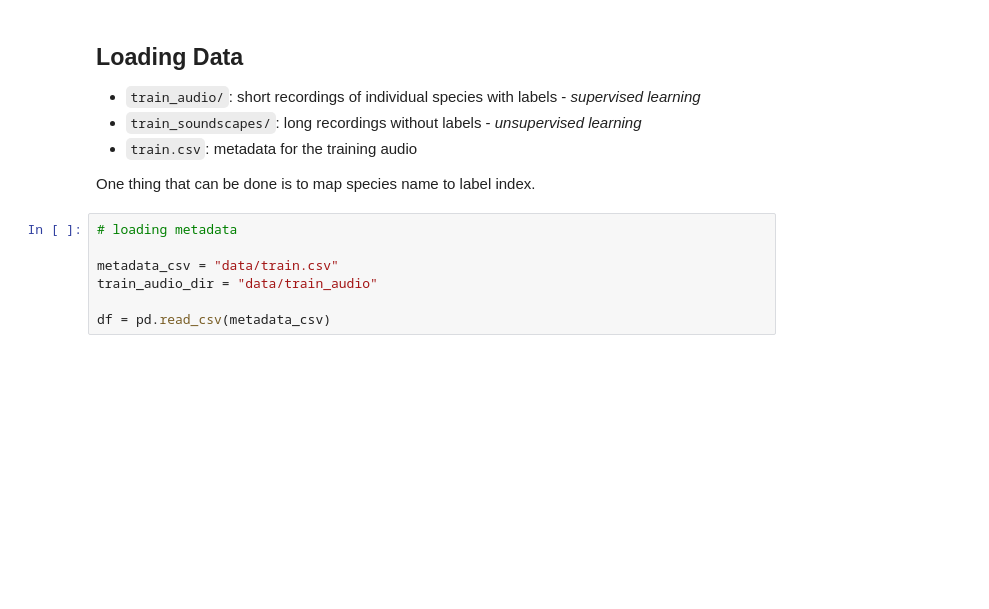
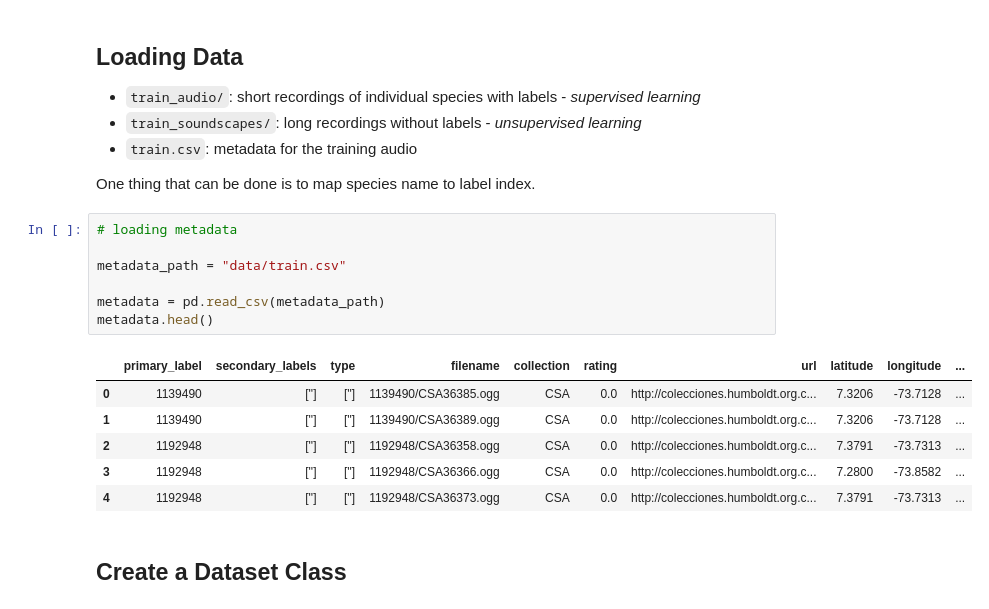
Before and after one commit to quercia-dev/birdclef2025, a Jupyter notebook: main.ipynb, the cells around one changed output. Cells and saved outputs as stored; diff of their text form; blank space fills up the shorter version.

```diff
--- a/main.ipynb
+++ b/main.ipynb
@@ -22,9 +20,18 @@ One thing that can be done is to map species name to label index.
 # %%
 # loading metadata
 
-metadata_csv = "data/train.csv"
-train_audio_dir = "data/train_audio"
+metadata_path = "data/train.csv"
 
-df = pd.read_csv(metadata_csv)
+metadata = pd.read_csv(metadata_path)
+metadata.head()
+# %% [output]
+|  | primary_label | secondary_labels | type | filename | collection | rating | url | latitude | longitude | ... |
+| 0 | 1139490 | [''] | [''] | 1139490/CSA36385.ogg | CSA | 0.0 | http://colecciones.humboldt.org.c... | 7.3206 | -73.7128 | ... |
+| 1 | 1139490 | [''] | [''] | 1139490/CSA36389.ogg | CSA | 0.0 | http://colecciones.humboldt.org.c... | 7.3206 | -73.7128 | ... |
+| 2 | 1192948 | [''] | [''] | 1192948/CSA36358.ogg | CSA | 0.0 | http://colecciones.humboldt.org.c... | 7.3791 | -73.7313 | ... |
+| 3 | 1192948 | [''] | [''] | 1192948/CSA36366.ogg | CSA | 0.0 | http://colecciones.humboldt.org.c... | 7.2800 | -73.8582 | ... |
+| 4 | 1192948 | [''] | [''] | 1192948/CSA36373.ogg | CSA | 0.0 | http://colecciones.humboldt.org.c... | 7.3791 | -73.7313 | ... |
+# %% [markdown]
+## Create a Dataset Class
 # %%
 species_list = sorted(df["primary_label"].unique())
```
Also changed, not shown: parts of 5 cells of this notebook.
